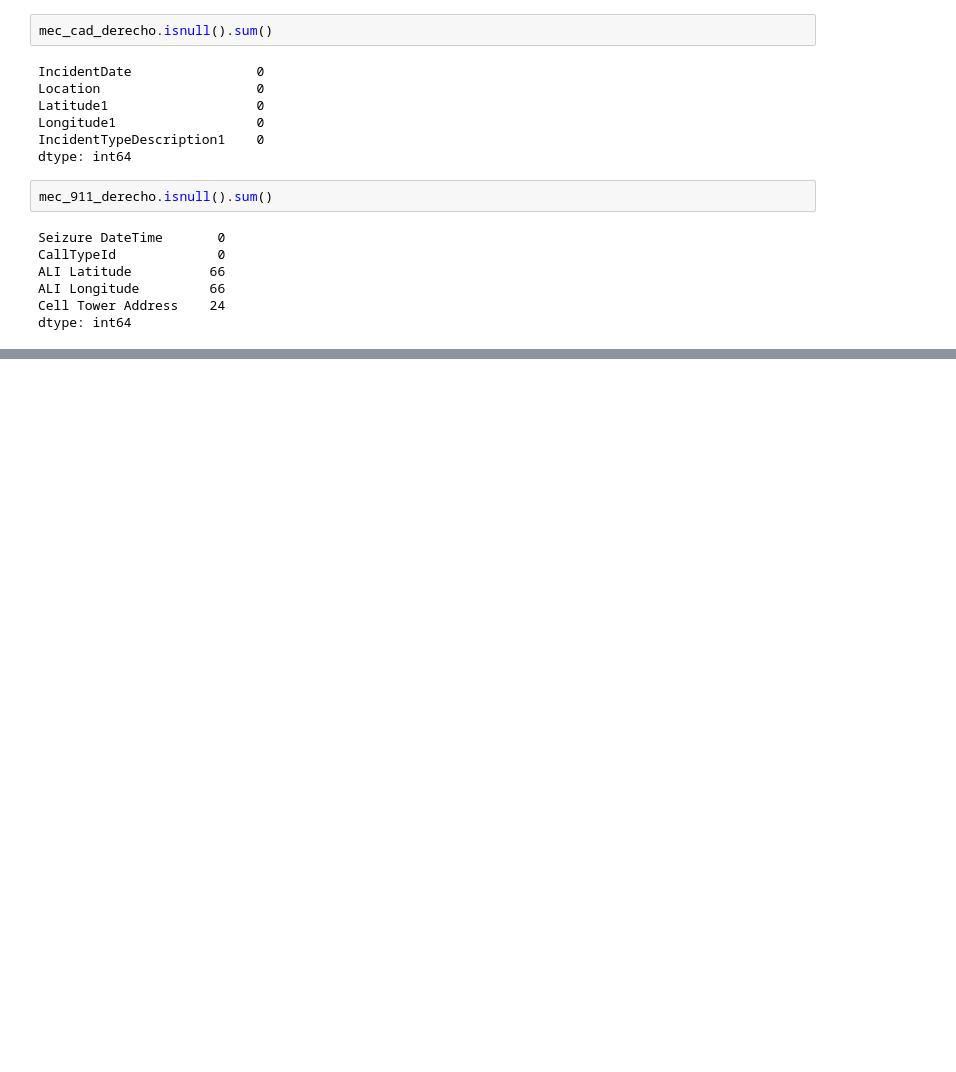
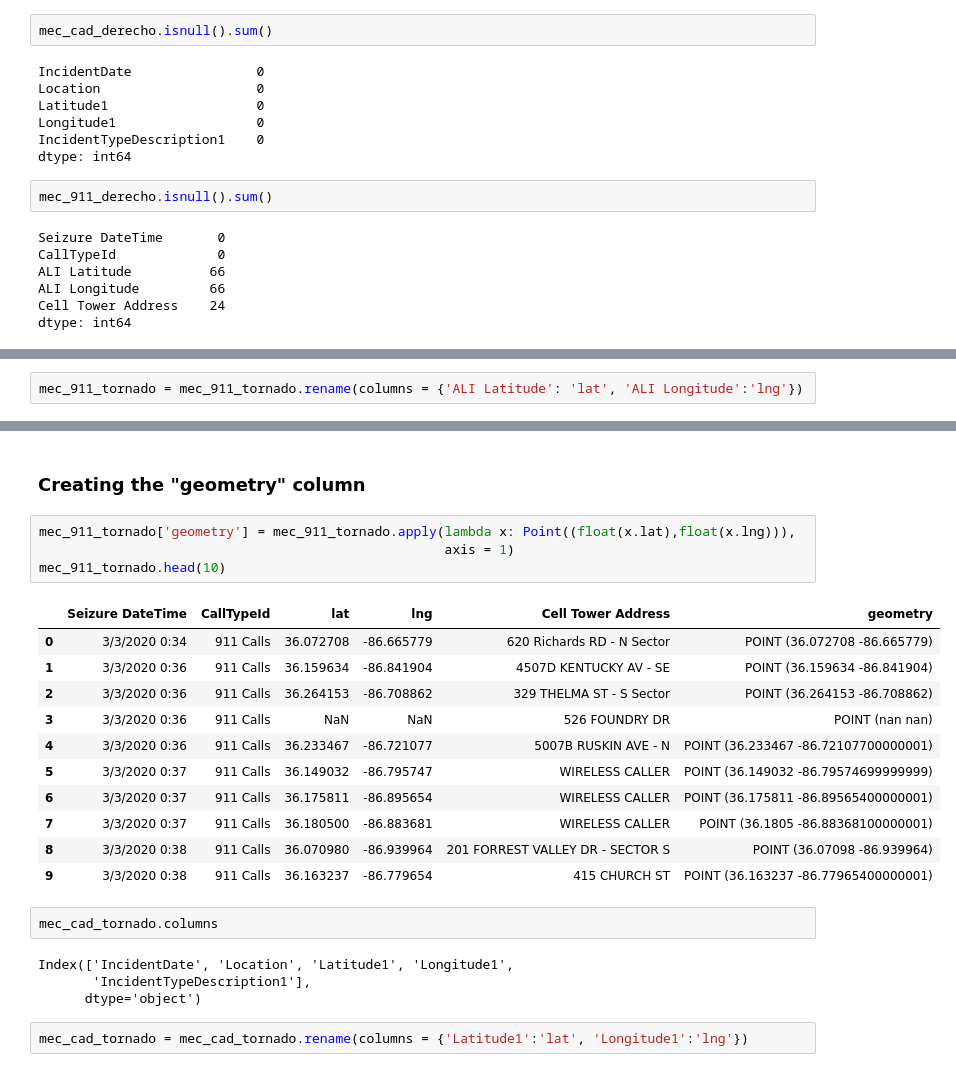
Before and after one commit to MrBardot/NSS-DDA2-metro-nashville-emergency, a Jupyter notebook: Untitled Folder/metro_comm_posey.ipynb, the cells around one changed output, grey strips where cells are left out. Cells and saved outputs as stored; diff of their text form; blank space fills up the shorter version.

```diff
--- a/Untitled Folder/metro_comm_posey.ipynb
+++ b/Untitled Folder/metro_comm_posey.ipynb
@@ -236,0 +278,2 @@ dtype: int64
+# %%
+mec_911_tornado = mec_911_tornado.rename(columns = {'ALI Latitude': 'lat', 'ALI Longitude':'lng'})
@@ -236,0 +296,26 @@ dtype: int64
+# %% [markdown]
+### Creating the "geometry" column
+# %%
+mec_911_tornado['geometry'] = mec_911_tornado.apply(lambda x: Point((float(x.lat),float(x.lng))),
+                                                    axis = 1)
+mec_911_tornado.head(10)
+# %% [output]
+|  | Seizure DateTime | CallTypeId | lat | lng | Cell Tower Address | geometry |
+| 0 | 3/3/2020 0:34 | 911 Calls | 36.072708 | -86.665779 | 620 Richards RD - N Sector | POINT (36.072708 -86.665779) |
+| 1 | 3/3/2020 0:36 | 911 Calls | 36.159634 | -86.841904 | 4507D KENTUCKY AV - SE | POINT (36.159634 -86.841904) |
+| 2 | 3/3/2020 0:36 | 911 Calls | 36.264153 | -86.708862 | 329 THELMA ST - S Sector | POINT (36.264153 -86.708862) |
+| 3 | 3/3/2020 0:36 | 911 Calls | NaN | NaN | 526 FOUNDRY DR | POINT (nan nan) |
+| 4 | 3/3/2020 0:36 | 911 Calls | 36.233467 | -86.721077 | 5007B RUSKIN AVE - N | POINT (36.233467 -86.72107700000001) |
+| 5 | 3/3/2020 0:37 | 911 Calls | 36.149032 | -86.795747 | WIRELESS CALLER | POINT (36.149032 -86.79574699999999) |
+| 6 | 3/3/2020 0:37 | 911 Calls | 36.175811 | -86.895654 | WIRELESS CALLER | POINT (36.175811 -86.89565400000001) |
+| 7 | 3/3/2020 0:37 | 911 Calls | 36.180500 | -86.883681 | WIRELESS CALLER | POINT (36.1805 -86.88368100000001) |
+| 8 | 3/3/2020 0:38 | 911 Calls | 36.070980 | -86.939964 | 201 FORREST VALLEY DR - SECTOR S | POINT (36.07098 -86.939964) |
+| 9 | 3/3/2020 0:38 | 911 Calls | 36.163237 | -86.779654 | 415 CHURCH ST | POINT (36.163237 -86.77965400000001) |
+# %%
+mec_cad_tornado.columns
+# %% [output]
+Index(['IncidentDate', 'Location', 'Latitude1', 'Longitude1',
+       'IncidentTypeDescription1'],
+      dtype='object')
+# %%
+mec_cad_tornado = mec_cad_tornado.rename(columns = {'Latitude1':'lat', 'Longitude1':'lng'})
```
Also changed, not shown: parts of 22 cells of this notebook.
